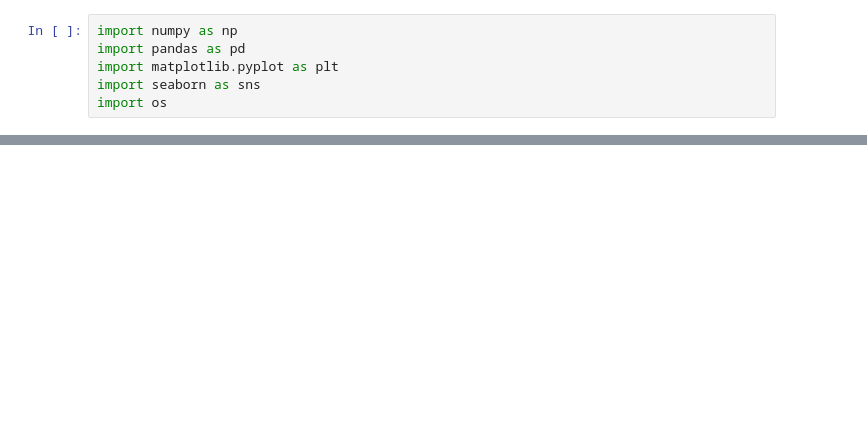
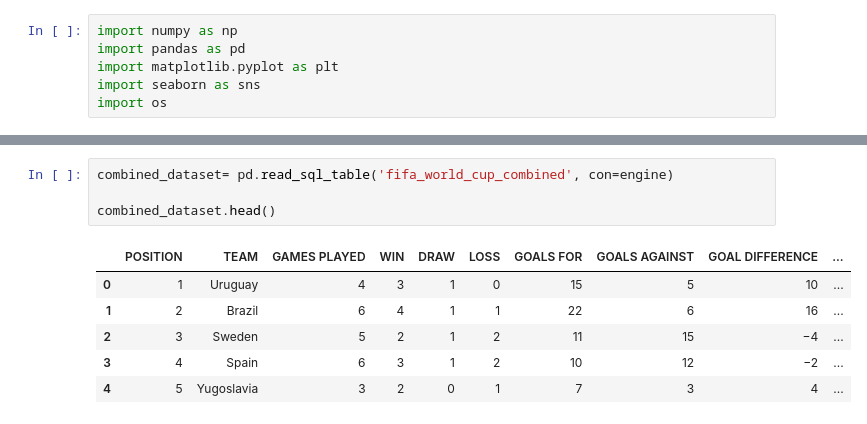
Before and after one commit to Svarsha12/fifa_worldcup, a Jupyter notebook: fifa.ipynb, the cells around one changed output, grey strips where cells are left out. Drawn from its saved outputs; the diff is of its cells as text; blank space fills up the shorter version.

```diff
--- a/fifa.ipynb
+++ b/fifa.ipynb
@@ -724,0 +205,11 @@ plt.show()
+# %%
+combined_dataset= pd.read_sql_table('fifa_world_cup_combined', con=engine)
+
+combined_dataset.head()
+# %% [output]
+|  | POSITION | TEAM | GAMES PLAYED | WIN | DRAW | LOSS | GOALS FOR | GOALS AGAINST | GOAL DIFFERENCE | ... |
+| 0 | 1 | Uruguay | 4 | 3 | 1 | 0 | 15 | 5 | 10 | ... |
+| 1 | 2 | Brazil | 6 | 4 | 1 | 1 | 22 | 6 | 16 | ... |
+| 2 | 3 | Sweden | 5 | 2 | 1 | 2 | 11 | 15 | −4 | ... |
+| 3 | 4 | Spain | 6 | 3 | 1 | 2 | 10 | 12 | −2 | ... |
+| 4 | 5 | Yugoslavia | 3 | 2 | 0 | 1 | 7 | 3 | 4 | ... |
```
Also changed, not shown: parts of 87 cells of this notebook, 4 other files.
